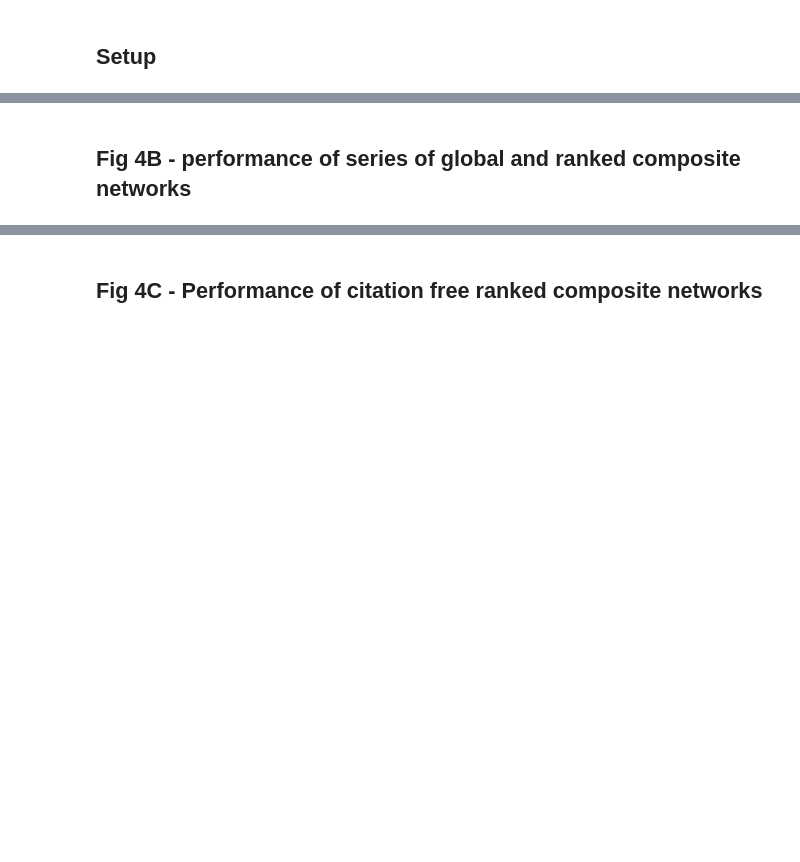
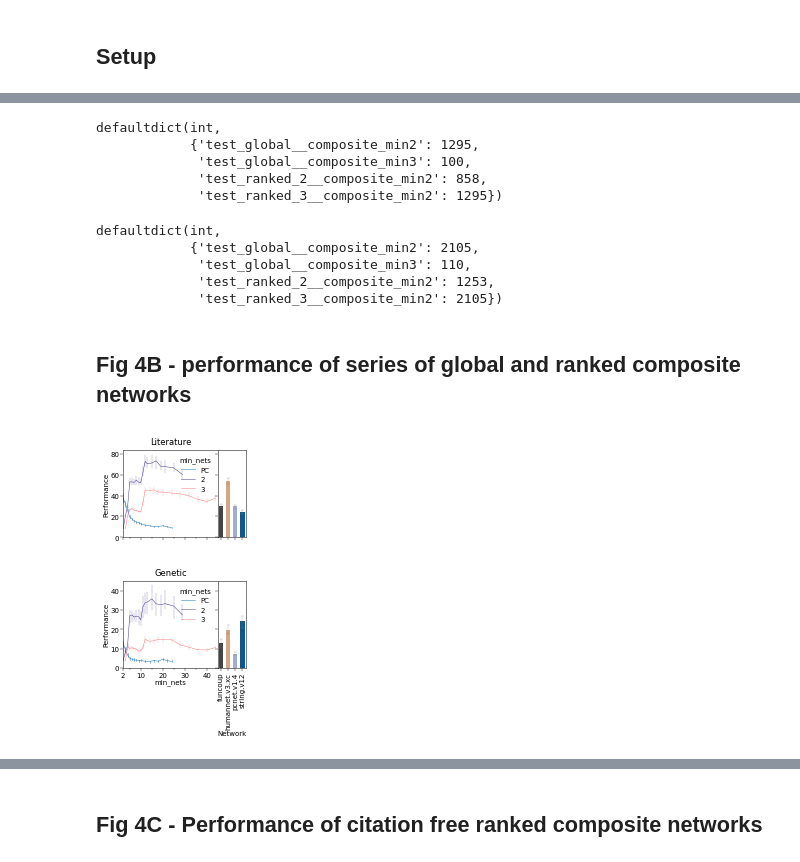
Before and after one commit to sarah-n-wright/Network_Evaluation_Tools, a Jupyter notebook: StateOfTheInteractomes_Notebooks/4_Composite_networks.ipynb, the cells around one changed output, grey strips where cells are left out. Drawn from its saved outputs; the diff is of its cells as text; code cells hidden in the pictures; blank space fills up the shorter version.

Commit message:
Add notebook and data for Figure 4

```diff
--- a/StateOfTheInteractomes_Notebooks/4_Composite_networks.ipynb
+++ b/StateOfTheInteractomes_Notebooks/4_Composite_networks.ipynb
@@ -48,2 +56,48 @@ geneset_names = {'gwas' : 'Genetic',
+# %%
+stats.network_node_counts
+# %% [output]
+defaultdict(int,
+            {'test_global__composite_min2': 1295,
+             'test_global__composite_min3': 100,
+             'test_ranked_2__composite_min2': 858,
+             'test_ranked_3__composite_min2': 1295})
+# %%
+stats.network_edge_counts
+# %% [output]
+defaultdict(int,
+            {'test_global__composite_min2': 2105,
+             'test_global__composite_min3': 110,
+             'test_ranked_2__composite_min2': 1253,
+             'test_ranked_3__composite_min2': 2105})
 # %% [markdown]
 ## Fig 4B - performance of series of global and ranked composite networks
+# %%
+performance_df = pd.read_csv(os.path.join(gitdir, 'StateOfTheInteractomes_Notebooks/Data/Fig4B_performance_results.csv'))
+# %%
+comparison_results = performance_df[performance_df['Comparator']]
+performance_df = performance_df[~performance_df['Comparator']]
+# %%
+genesets = ['Literature', 'Genetic', 'Genetic 2023+', 'Experimental']
+_, [[ax3, ax3a], [ax5, ax5a]] = plt.subplots(nrows=2, ncols=2, figsize=(2.2, 4),
+                gridspec_kw={'wspace':0, 'hspace':0.5, 'width_ratios':[1, 0.3]}, sharey='row', sharex='col')
+
+
+for i, ax in enumerate([ax3, ax5]):
+    a = comparison_results[comparison_results['GeneSet']==genesets[i]].pivot(index='index', columns='Network', values='Performance')
+    sns.barplot(a, estimator='median', ax=[ax3a, ax5a][i],errorbar=('ci', 95),err_kws={'linewidth': 0.25, 'color':'grey'}, capsize=0.4, linewidth=0.5, width=0.6,
+                palette=['#444444', '#d1a786','#a3acd8', '#0e588b'], fill=True, saturation=1)#edgecolor='k
+    sns.lineplot(data=performance_df[(performance_df.method=='PC') & (performance_df.GeneSet==genesets[i])], x='min_nets', y='Performance', hue='method',linewidth=0.5, ax=ax, err_style='bars', err_kws={'linewidth':0.5}, estimator='median')
+    if 'OC' in performance_df.method.unique():
+        sns.lineplot(data=performance_df[(performance_df.method=='OC') & (performance_df.GeneSet==genesets[i])], x='num_nets', y='Performance', hue='min_nets', ax=ax, err_style='bars',
+                    hue_order=[2,3], palette = [ 'darkslateblue', 'lightcoral'], linewidth=0.5, err_kws={'linewidth':0.25}, estimator='median')
+    ax.set_title(genesets[i])
+    _ = ax.set_xticks([2, 10,20,30,40])
+    _ = ax.set_xticks([5, 15,25,35], minor=True)
+    ax.set_xlim(2, 45)
+
+    [ax3a, ax5a][i].tick_params(axis='x', rotation=90)
+ax3.set_xlabel('')
+ax3a.set_xlabel('')
+plt.savefig(figdir+'4B_composite_performance_1.jpg', dpi=300, bbox_inches='tight')
+# %% [output]
+[figure, added]
```
Also changed, not shown: parts of 9 cells of this notebook, 3 other files.
